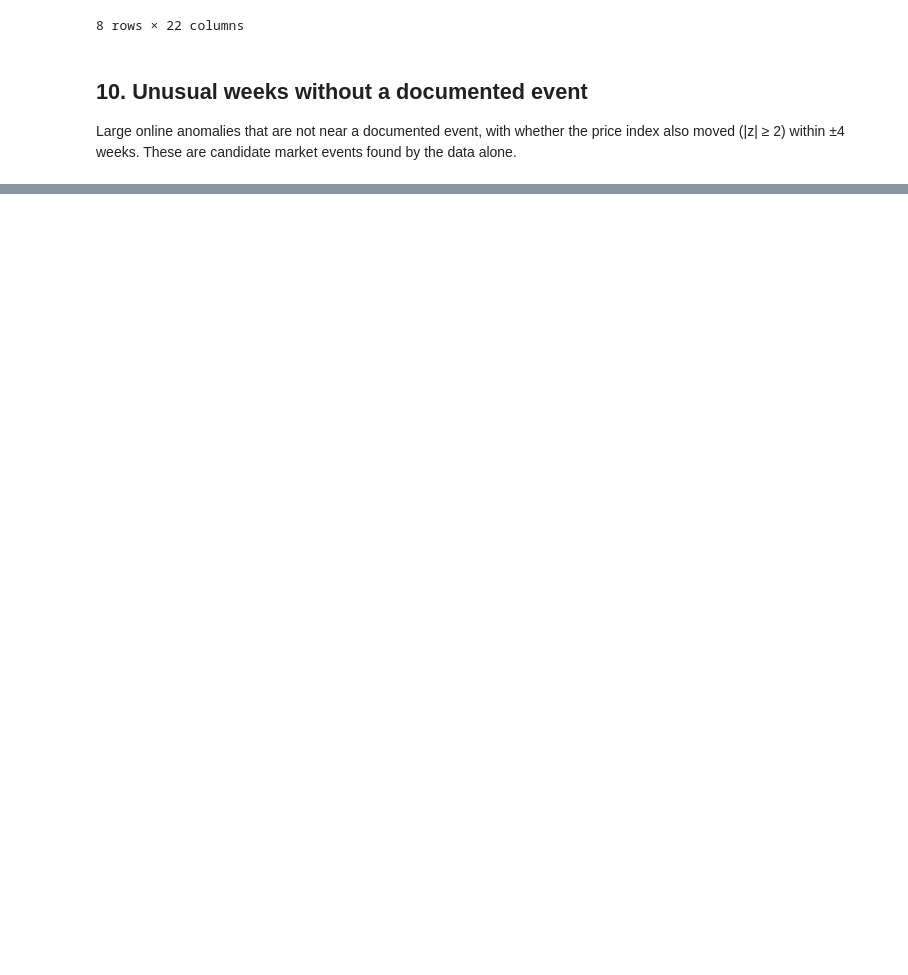
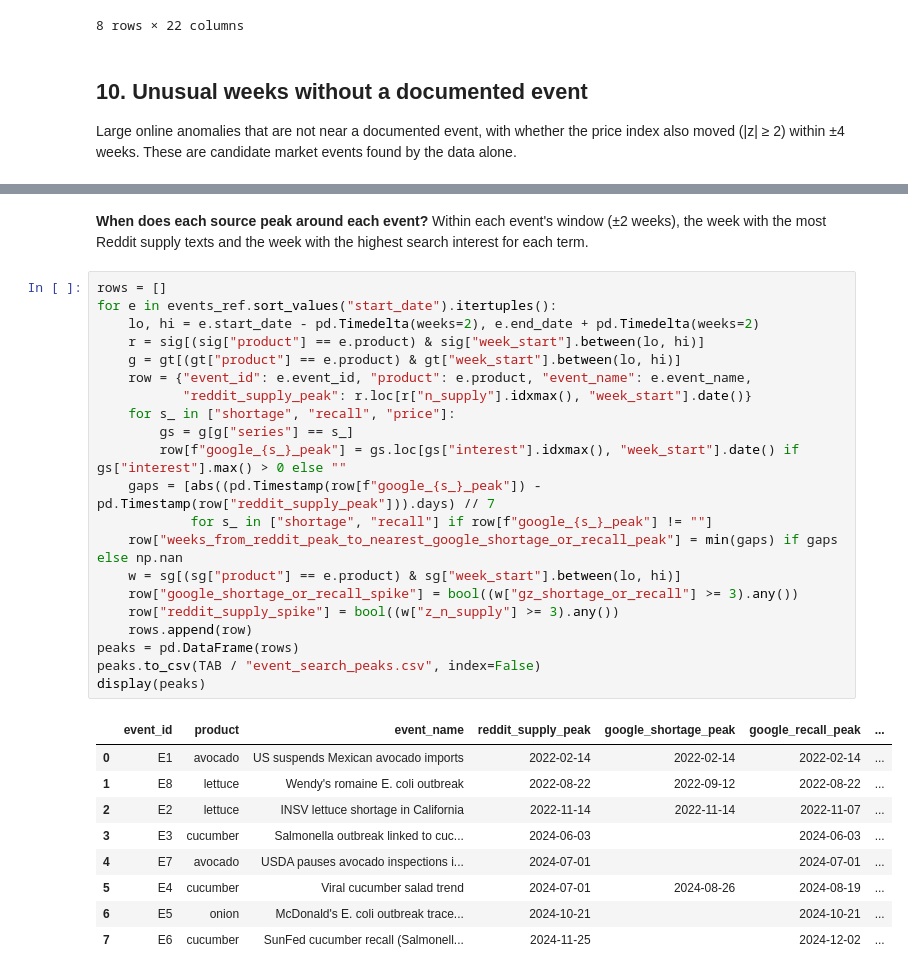
Before and after one commit to joy91269/CultivateIQYummy, a Jupyter notebook: notebooks/task2_signals_and_prices.ipynb, the cells around one changed output, grey strips where cells are left out. Saved outputs shown, nothing was run; the diff lists cells and outputs as text; blank space fills up the shorter version.

```diff
--- a/notebooks/task2_signals_and_prices.ipynb
+++ b/notebooks/task2_signals_and_prices.ipynb
@@ -964,0 +1048,34 @@ display(cand[["product", "week_start", "volume", "unusual_series", "distinctive_
+# %% [markdown]
+**When does each source peak around each event?** Within each event's window (±2 weeks), the week with the most
+Reddit supply texts and the week with the highest search interest for each term.
+# %%
+rows = []
+for e in events_ref.sort_values("start_date").itertuples():
+    lo, hi = e.start_date - pd.Timedelta(weeks=2), e.end_date + pd.Timedelta(weeks=2)
+    r = sig[(sig["product"] == e.product) & sig["week_start"].between(lo, hi)]
+    g = gt[(gt["product"] == e.product) & gt["week_start"].between(lo, hi)]
+    row = {"event_id": e.event_id, "product": e.product, "event_name": e.event_name,
+           "reddit_supply_peak": r.loc[r["n_supply"].idxmax(), "week_start"].date()}
+    for s_ in ["shortage", "recall", "price"]:
+        gs = g[g["series"] == s_]
+        row[f"google_{s_}_peak"] = gs.loc[gs["interest"].idxmax(), "week_start"].date() if gs["interest"].max() > 0 else ""
+    gaps = [abs((pd.Timestamp(row[f"google_{s_}_peak"]) - pd.Timestamp(row["reddit_supply_peak"])).days) // 7
+            for s_ in ["shortage", "recall"] if row[f"google_{s_}_peak"] != ""]
+    row["weeks_from_reddit_peak_to_nearest_google_shortage_or_recall_peak"] = min(gaps) if gaps else np.nan
+    w = sg[(sg["product"] == e.product) & sg["week_start"].between(lo, hi)]
+    row["google_shortage_or_recall_spike"] = bool((w["gz_shortage_or_recall"] >= 3).any())
+    row["reddit_supply_spike"] = bool((w["z_n_supply"] >= 3).any())
+    rows.append(row)
+peaks = pd.DataFrame(rows)
+peaks.to_csv(TAB / "event_search_peaks.csv", index=False)
+display(peaks)
+# %% [output]
+|  | event_id | product | event_name | reddit_supply_peak | google_shortage_peak | google_recall_peak | ... |
+| 0 | E1 | avocado | US suspends Mexican avocado imports | 2022-02-14 | 2022-02-14 | 2022-02-14 | ... |
+| 1 | E8 | lettuce | Wendy's romaine E. coli outbreak | 2022-08-22 | 2022-09-12 | 2022-08-22 | ... |
+| 2 | E2 | lettuce | INSV lettuce shortage in California | 2022-11-14 | 2022-11-14 | 2022-11-07 | ... |
+| 3 | E3 | cucumber | Salmonella outbreak linked to cuc... | 2024-06-03 |  | 2024-06-03 | ... |
+| 4 | E7 | avocado | USDA pauses avocado inspections i... | 2024-07-01 |  | 2024-07-01 | ... |
+| 5 | E4 | cucumber | Viral cucumber salad trend | 2024-07-01 | 2024-08-26 | 2024-08-19 | ... |
+| 6 | E5 | onion | McDonald's E. coli outbreak trace... | 2024-10-21 |  | 2024-10-21 | ... |
+| 7 | E6 | cucumber | SunFed cucumber recall (Salmonell... | 2024-11-25 |  | 2024-12-02 | ... |
```
Also changed, not shown: parts of 5 cells of this notebook, 28 other files.
